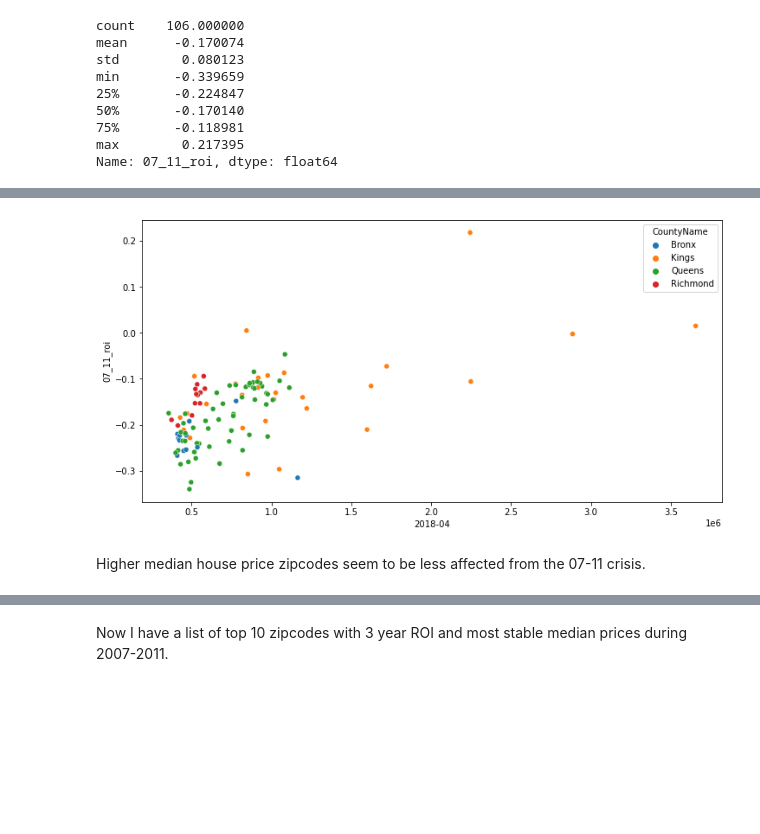
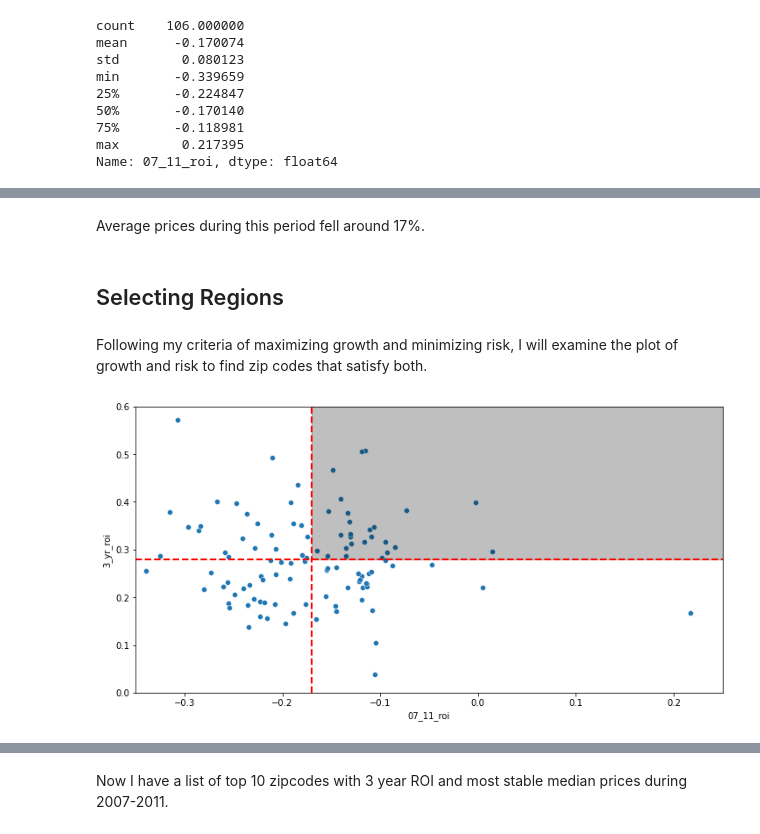
Before and after one commit to whyyoutoo/Forecasting-House-Price-Time-Series, a Jupyter notebook: Time_series_analysis.ipynb, the cells around one changed output, grey strips where cells are left out. Drawn from its saved outputs; the diff is of its cells as text; code cells hidden in the pictures; blank space fills up the shorter version.

```diff
--- a/Time_series_analysis.ipynb
+++ b/Time_series_analysis.ipynb
@@ -350,7 +310,18 @@ Kings county had higher average returns compared to others from 2007-2011.
-# %%
-plt.figure(figsize = (12,6))
-sns.scatterplot(x = '2018-04', y = '07_11_roi', hue = 'CountyName', data = ny_df);
-# %% [output]
-[figure, removed]
-# %% [markdown]
-Higher median house price zipcodes seem to be less affected from the 07-11 crisis.
+# %% [markdown]
+Average prices during this period fell around 17%.
+# %% [markdown]
+## Selecting Regions
+# %% [markdown]
+Following my criteria of maximizing growth and minimizing risk, I will examine the plot of growth and risk to find zip codes that satisfy both.
+# %%
+plt.figure(figsize = (12,6))
+sns.scatterplot(x = '07_11_roi', y = '3_yr_roi', data = ny_df)
+plt.axvline(x = -0.17, ymin = 0, color = 'r', linestyle='--', lw=2)
+plt.axhline(y = 0.28, xmin = 0, color = 'r', linestyle='--', lw=2)
+plt.fill_between([-0.17, 1],
+                0.28,
+                1, color='k', alpha=0.25)
+plt.xlim(-0.35, 0.25);
+plt.ylim(0, 0.6);
+# %% [output]
+[figure, added]
```
Also changed, not shown: parts of 117 cells of this notebook.
